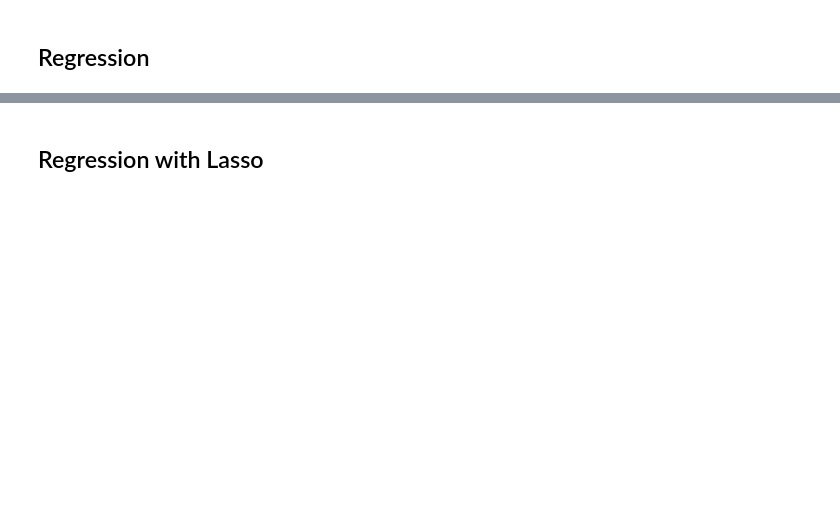
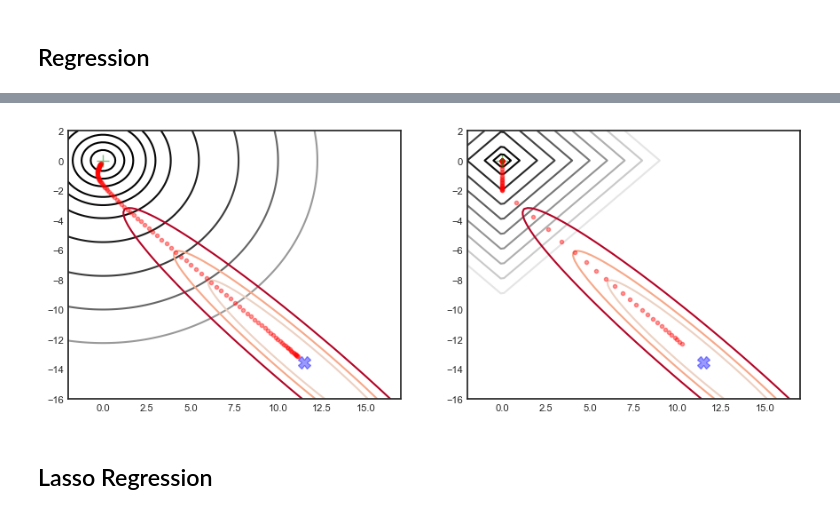
Before and after one commit to ixiaopan/DataScience, a Jupyter notebook: FML/Linear Regression.ipynb, the cells around one changed output, grey strips where cells are left out. Cells and saved outputs as stored; diff of their text form; code cells hidden in the pictures; blank space fills up the shorter version.

```diff
--- a/FML/Linear Regression.ipynb
+++ b/FML/Linear Regression.ipynb
@@ -275,2 +310,61 @@ plt.subplots_adjust(right=1.5)
+# %%
+
+# calculate a list of thetas as lambda changes: 0 -> Infinity
+lamda_range = np.logspace(0, 4, num=100)/1000
+L1_theta_0 = []
+L1_theta_1 = []
+for l in lamda_range:
+    lasso_model = linear_model.Lasso(alpha=l, fit_intercept=False)
+    lasso_model.fit(X, y_noise)
+    t0, t1 = lasso_model.coef_
+    L1_theta_0.append(t0)
+    L1_theta_1.append(t1)
+# %%
+T0, T1 = np.meshgrid(np.linspace(-2, 17, 100), np.linspace(-16, 2, 100))
+
+loss_L2 = np.array([cost_L2(t0, t1) for t0, t1 in zip(np.ravel(T0), np.ravel(T1))])
+
+loss_list = np.array([costFunction(X, y_noise, np.array([t0, t1]))
+                      for t0, t1 in zip(np.ravel(T0), np.ravel(T1))])
+
+loss_L1 = np.array([cost_L1(t0, t1) for t0, t1 in zip(np.ravel(T0), np.ravel(T1))])
+
+loss_L2 = loss_L2.reshape(T0.shape)
+loss_list = loss_list.reshape(T0.shape)
+loss_L1 = loss_L1.reshape(T0.shape)
+
+# plot
+fig = plt.figure()
+ax = fig.add_subplot(121)
+
+# lambda becomes larger, the radius becomes smaller, i.e. more close to 0
+ax.contour(T0, T1, loss_L2, levels = [.5,1.5,3,6,9,15,30,60,100,150,250], cmap = 'gist_gray', label = 'L2')
+ax.contour(T0, T1, loss_list, levels = [.01,.06,.09,.11,.15], cmap = 'coolwarm', label = 'least squares')
+
+# no regularization
+ax.plot(LS_theta_0, LS_theta_1, linestyle='none', marker='X', c='b', alpha=0.4, markersize=10)
+# Ridge Path
+ax.plot(L2_theta_0, L2_theta_1, linestyle='none', marker='o', c='r', alpha=0.4)
+# Final Ridge
+ax.plot(0, 0, linestyle='none', marker='+', c='g', alpha=0.5, markersize=10)
+
+
+# plot
+ax = fig.add_subplot(122)
+
+# lambda becomes larger, the radius becomes smaller, i.e. more close to 0
+ax.contour(T0, T1, loss_L1, levels = [.5,1,2,3,4,5,6,7,8,9,10], cmap = 'gist_gray', label = 'L1')
+ax.contour(T0, T1, loss_list, levels = [.01,.06,.09,.11,.15], cmap = 'coolwarm', label = 'least squares')
+
+# no regularization
+ax.plot(LS_theta_0, LS_theta_1, linestyle='none', marker='X', c='b', alpha=0.4, markersize=10)
+# Ridge Path
+ax.plot(L1_theta_0, L1_theta_1, linestyle='none', marker='o', c='r', alpha=0.4)
+# Final Ridge
+ax.plot(0, 0, linestyle='none', marker='+', c='g', alpha=0.5, markersize=10)
+
+plt.subplots_adjust(right=1.5)
+# %% [output]
+[figure, added]
 # %% [markdown]
-## Regression with Lasso
+## Lasso Regression
```
Also changed, not shown: parts of 12 cells of this notebook, 1 other file.
